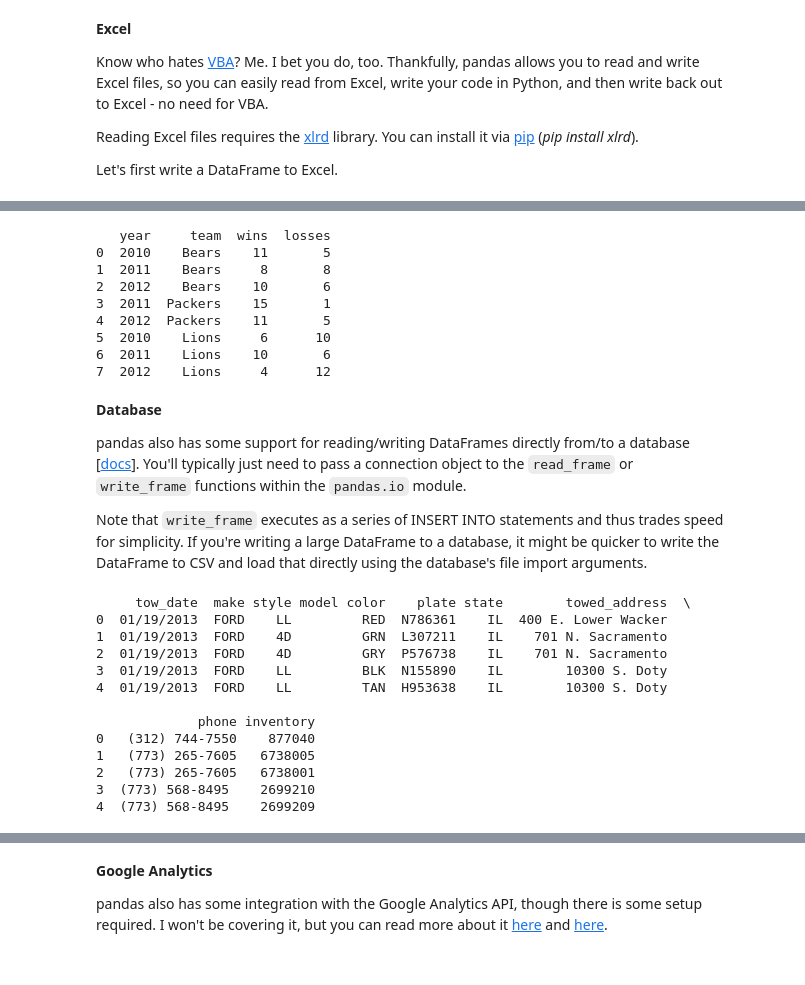
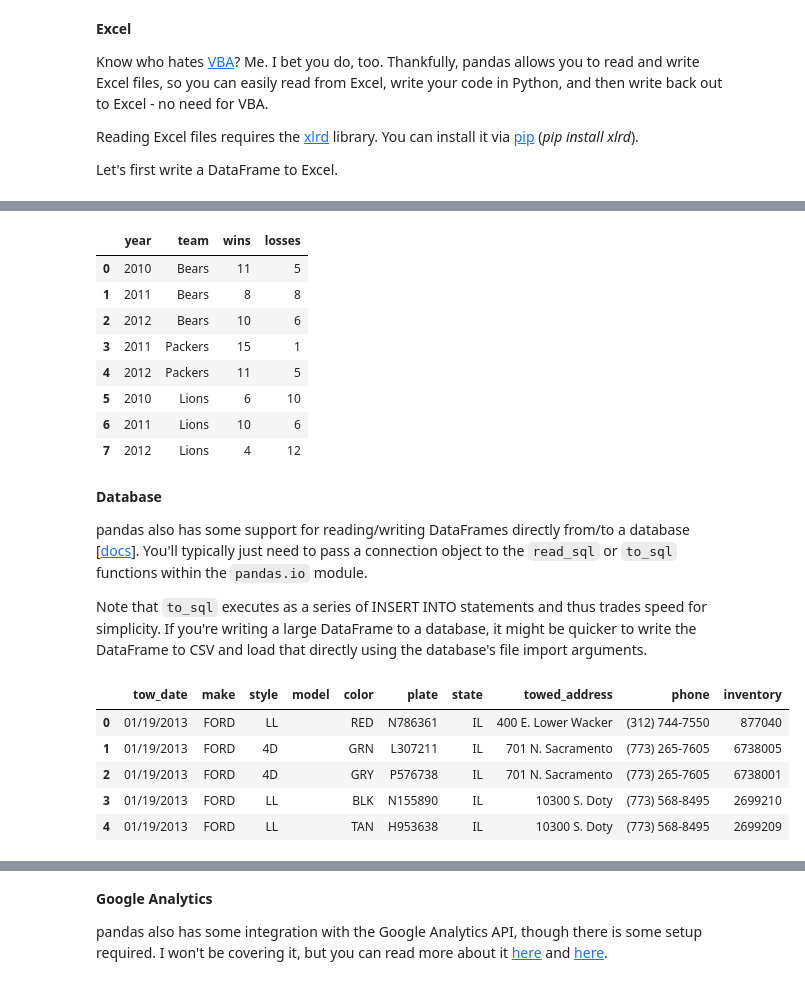
Before and after one commit to gjreda/gregreda.com, a Jupyter notebook: content/notebooks/intro-to-pandas.ipynb, the cells around one changed output, grey strips where cells are left out. Saved outputs shown, nothing was run; the diff lists cells and outputs as text; code cells hidden in the pictures.

Commit message:
Updated pandas tutorials to use 0.16.2 and fixed some bugs in them.

```diff
--- a/content/notebooks/intro-to-pandas.ipynb
+++ b/content/notebooks/intro-to-pandas.ipynb
@@ -347,47 +348,40 @@ football.to_excel('football.xlsx', index=False)
 del football
 # %%
 # read from Excel
-football = pd.read_excel('football.xlsx', 'sheet1')
-print football
+football = pd.read_excel('football.xlsx', 'Sheet1')
+football
 # %% [output]
-   year     team  wins  losses
-0  2010    Bears    11       5
-1  2011    Bears     8       8
-2  2012    Bears    10       6
-3  2011  Packers    15       1
-4  2012  Packers    11       5
-5  2010    Lions     6      10
-6  2011    Lions    10       6
-7  2012    Lions     4      12
+|  | year | team | wins | losses |
+| 0 | 2010 | Bears | 11 | 5 |
+| 1 | 2011 | Bears | 8 | 8 |
+| 2 | 2012 | Bears | 10 | 6 |
+| 3 | 2011 | Packers | 15 | 1 |
+| 4 | 2012 | Packers | 11 | 5 |
+| 5 | 2010 | Lions | 6 | 10 |
+| 6 | 2011 | Lions | 10 | 6 |
+| 7 | 2012 | Lions | 4 | 12 |
 # %% [markdown]
 **Database**
 
-pandas also has some support for reading/writing DataFrames directly from/to a database [[docs](http://pandas.pydata.org/pandas-docs/stable/io.html#sql-queries)].  You'll typically just need to pass a connection object to the `read_frame` or `write_frame` functions within the `pandas.io` module.
+pandas also has some support for reading/writing DataFrames directly from/to a database [[docs](http://pandas.pydata.org/pandas-docs/stable/io.html#sql-queries)].  You'll typically just need to pass a connection object to the `read_sql` or `to_sql` functions within the `pandas.io` module.
 
-Note that `write_frame` executes as a series of INSERT INTO statements and thus trades speed for simplicity. If you're writing a large DataFrame to a database, it might be quicker to write the DataFrame to CSV and load that directly using the database's file import arguments.
+Note that `to_sql` executes as a series of INSERT INTO statements and thus trades speed for simplicity. If you're writing a large DataFrame to a database, it might be quicker to write the DataFrame to CSV and load that directly using the database's file import arguments.
 # %%
 from pandas.io import sql
 import sqlite3
 
-conn = sqlite3.connect('/Users/greda/Dropbox/gregreda.com/_code/towed')
+conn = sqlite3.connect('/Users/gjreda/Dropbox/gregreda.com/_code/towed')
 query = "SELECT * FROM towed WHERE make = 'FORD';"
 
-results = sql.read_frame(query, con=conn)
-print results.head()
+results = sql.read_sql(query, con=conn)
+results.head()
 # %% [output]
-     tow_date  make style model color    plate state        towed_address  \
-0  01/19/2013  FORD    LL         RED  N786361    IL  400 E. Lower Wacker
-1  01/19/2013  FORD    4D         GRN  L307211    IL    701 N. Sacramento
-2  01/19/2013  FORD    4D         GRY  P576738    IL    701 N. Sacramento
-3  01/19/2013  FORD    LL         BLK  N155890    IL        10300 S. Doty
-4  01/19/2013  FORD    LL         TAN  H953638    IL        10300 S. Doty
-
-             phone inventory
-0   (312) 744-7550    877040
-1   (773) 265-7605   6738005
-2   (773) 265-7605   6738001
-3  (773) 568-8495    2699210
-4  (773) 568-8495    2699209
+|  | tow_date | make | style | model | color | plate | state | towed_address | phone | inventory |
+| 0 | 01/19/2013 | FORD | LL |  | RED | N786361 | IL | 400 E. Lower Wacker | (312) 744-7550 | 877040 |
+| 1 | 01/19/2013 | FORD | 4D |  | GRN | L307211 | IL | 701 N. Sacramento | (773) 265-7605 | 6738005 |
+| 2 | 01/19/2013 | FORD | 4D |  | GRY | P576738 | IL | 701 N. Sacramento | (773) 265-7605 | 6738001 |
+| 3 | 01/19/2013 | FORD | LL |  | BLK | N155890 | IL | 10300 S. Doty | (773) 568-8495 | 2699210 |
+| 4 | 01/19/2013 | FORD | LL |  | TAN | H953638 | IL | 10300 S. Doty | (773) 568-8495 | 2699209 |
 # %% [markdown]
 **Clipboard**
 
```
Also changed, not shown: parts of 39 cells of this notebook.
